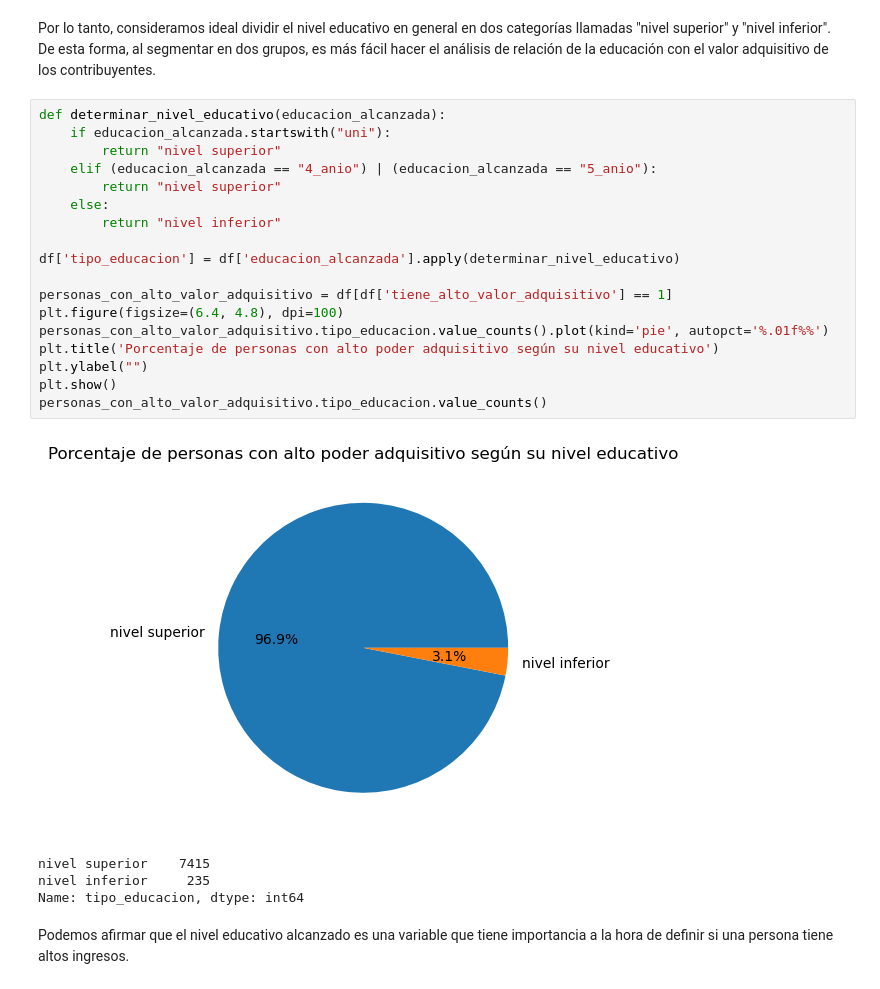
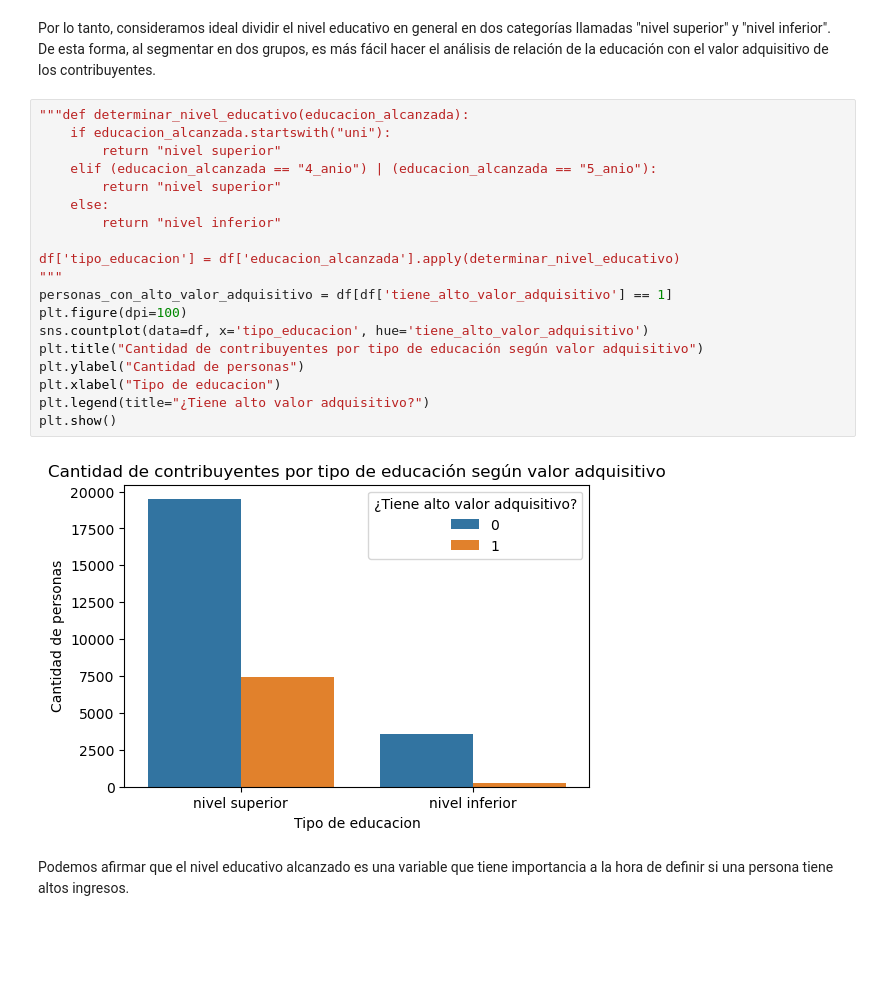
Before and after one commit to MateoCraviotto/Organizacion-de-datos-fiuba-1, a Jupyter notebook: TP1/notebookTp1.ipynb, the cells around one changed output. Cells and saved outputs as stored; diff of their text form; blank space fills up the shorter version.

```diff
--- a/TP1/notebookTp1.ipynb
+++ b/TP1/notebookTp1.ipynb
@@ -442,28 +465,26 @@ Se puede ver que los contribuyentes con nivel educativo secundario que poseen al
 # %% [markdown]
 Por lo tanto, consideramos ideal dividir el nivel educativo en general en dos categorías llamadas "nivel superior" y "nivel inferior". De esta forma, al segmentar en dos grupos, es más fácil hacer el análisis de relación de  la educación con el valor adquisitivo de los contribuyentes.
 # %%
-def determinar_nivel_educativo(educacion_alcanzada):
+"""def determinar_nivel_educativo(educacion_alcanzada):
     if educacion_alcanzada.startswith("uni"):
         return "nivel superior"
     elif (educacion_alcanzada == "4_anio") | (educacion_alcanzada == "5_anio"):
         return "nivel superior"
     else:
         return "nivel inferior"
 
 df['tipo_educacion'] = df['educacion_alcanzada'].apply(determinar_nivel_educativo)
-
+"""
 personas_con_alto_valor_adquisitivo = df[df['tiene_alto_valor_adquisitivo'] == 1]
-plt.figure(figsize=(6.4, 4.8), dpi=100)
-personas_con_alto_valor_adquisitivo.tipo_educacion.value_counts().plot(kind='pie', autopct='%.01f%%')
-plt.title('Porcentaje de personas con alto poder adquisitivo según su nivel educativo')
-plt.ylabel("")
+plt.figure(dpi=100)
+sns.countplot(data=df, x='tipo_educacion', hue='tiene_alto_valor_adquisitivo')
+plt.title("Cantidad de contribuyentes por tipo de educación según valor adquisitivo")
+plt.ylabel("Cantidad de personas")
+plt.xlabel("Tipo de educacion")
+plt.legend(title="¿Tiene alto valor adquisitivo?")
 plt.show()
-personas_con_alto_valor_adquisitivo.tipo_educacion.value_counts()
 # %% [output]
-[figure, old version]
+[figure, new version]
-nivel superior    7415
-nivel inferior     235
-Name: tipo_educacion, dtype: int64
 # %% [markdown]
 Podemos afirmar que el nivel educativo alcanzado es una variable que tiene importancia a la hora de definir si una persona tiene altos ingresos.
 # %% [markdown]
```
Also changed, not shown: parts of 51 cells of this notebook.
